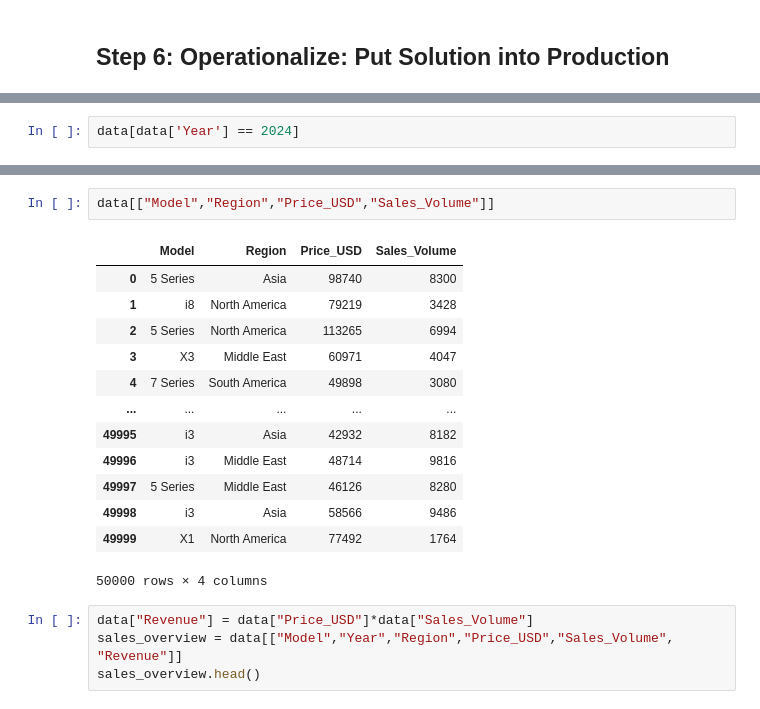
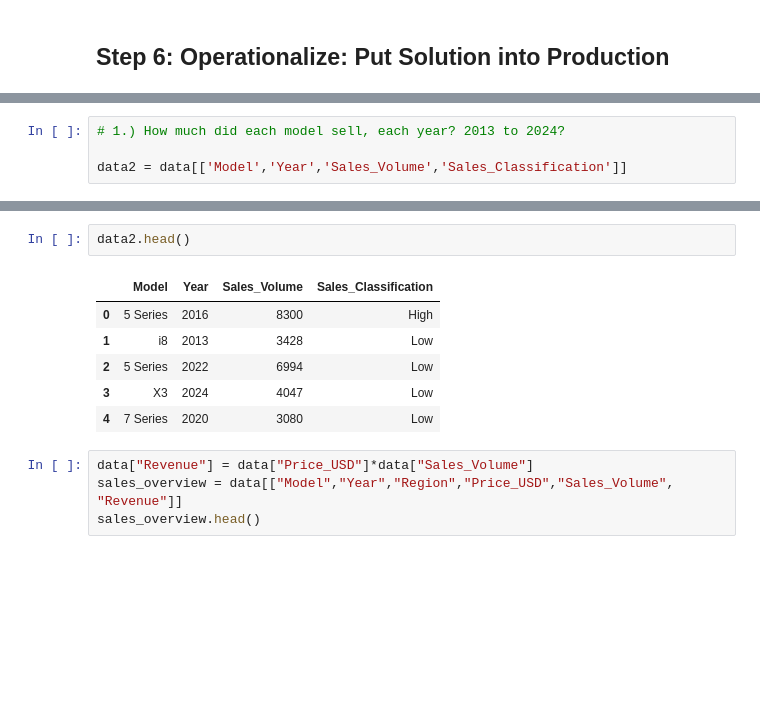
Before and after one commit to VithushanE/BMWWorldWideSales, a Jupyter notebook: BMWSales.ipynb, the cells around one changed output, grey strips where cells are left out. Saved outputs shown, nothing was run; the diff lists cells and outputs as text; blank space fills up the shorter version.

Commit message:
identifying which model has been improving in sales over years

```diff
--- a/BMWSales.ipynb
+++ b/BMWSales.ipynb
@@ -72,2 +139,4 @@ dtype: int64
 # %%
-data[data['Year'] == 2024]
+# 1.) How much did each model sell, each year? 2013 to 2024?
+
+data2 = data[['Model','Year','Sales_Volume','Sales_Classification']]
@@ -88,19 +143,12 @@ data[data['Year'] == 2024]
 # %%
-data[["Model","Region","Price_USD","Sales_Volume"]]
+data2.head()
 # %% [output]
-|  | Model | Region | Price_USD | Sales_Volume |
-| 0 | 5 Series | Asia | 98740 | 8300 |
-| 1 | i8 | North America | 79219 | 3428 |
-| 2 | 5 Series | North America | 113265 | 6994 |
-| 3 | X3 | Middle East | 60971 | 4047 |
-| 4 | 7 Series | South America | 49898 | 3080 |
-| ... | ... | ... | ... | ... |
-| 49995 | i3 | Asia | 42932 | 8182 |
-| 49996 | i3 | Middle East | 48714 | 9816 |
-| 49997 | 5 Series | Middle East | 46126 | 8280 |
-| 49998 | i3 | Asia | 58566 | 9486 |
-| 49999 | X1 | North America | 77492 | 1764 |
+|  | Model | Year | Sales_Volume | Sales_Classification |
+| 0 | 5 Series | 2016 | 8300 | High |
+| 1 | i8 | 2013 | 3428 | Low |
+| 2 | 5 Series | 2022 | 6994 | Low |
+| 3 | X3 | 2024 | 4047 | Low |
+| 4 | 7 Series | 2020 | 3080 | Low |
-50000 rows × 4 columns
 # %%
 data["Revenue"] = data["Price_USD"]*data["Sales_Volume"]
 sales_overview = data[["Model","Year","Region","Price_USD","Sales_Volume", "Revenue"]]
```
Also changed, not shown: parts of 13 cells of this notebook.
